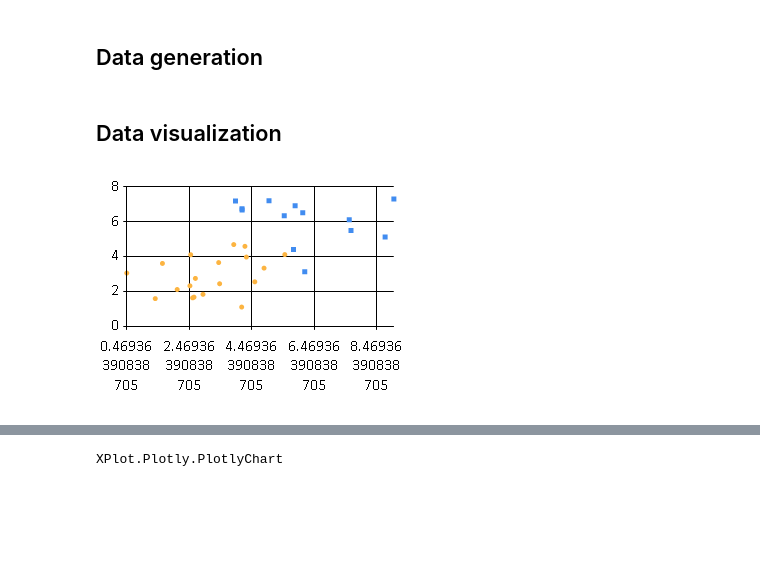
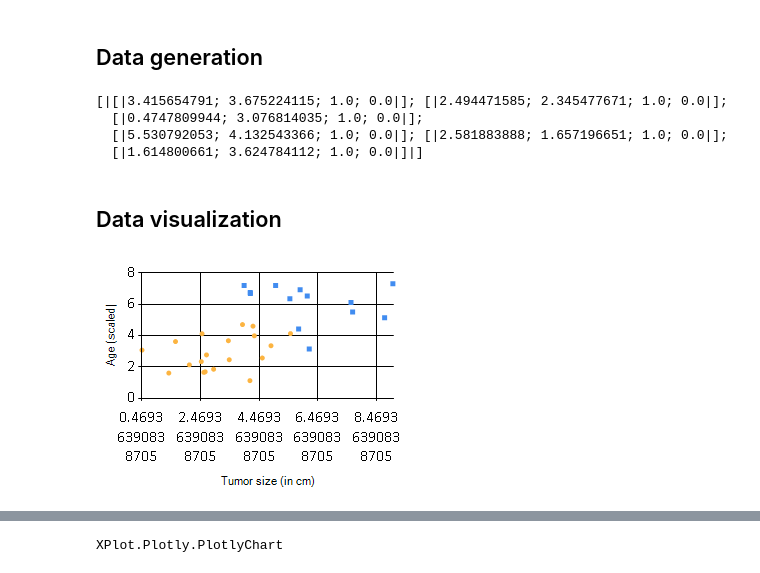
Before and after one commit to SpaceAntelope/IfCntk, a Jupyter notebook: 101-LogReg-CPUOnly.ipynb, the cells around one changed output, grey strips where cells are left out. Drawn from its saved outputs; the diff is of its cells as text; code cells hidden in the pictures; blank space fills up the shorter version.

```diff
--- a/101-LogReg-CPUOnly.ipynb
+++ b/101-LogReg-CPUOnly.ipynb
@@ -103,8 +108,14 @@ let generateRandomDataSample sampleSize featureDim numClasses =
 
     Y_oneHot |> Array.transpose |> Array.append X |> Array.transpose
 
+let rows = generateRandomDataSample sampleCount featureCount labelCount
 
-let rows = generateRandomDataSample 32 2 2
+rows.[0..5]
+# %% [output]
+[|[|3.415654791; 3.675224115; 1.0; 0.0|]; [|2.494471585; 2.345477671; 1.0; 0.0|];
+  [|0.4747809944; 3.076814035; 1.0; 0.0|];
+  [|5.530792053; 4.132543366; 1.0; 0.0|]; [|2.581883888; 1.657196651; 1.0; 0.0|];
+  [|1.614800661; 3.624784112; 1.0; 0.0|]|]
 # %% [markdown]
 ## Data visualization
 # %%
@@ -112,12 +124,17 @@ let rows = generateRandomDataSample 32 2 2
 # %%
 open FSharp.Charting
 
 let class1, class2 = rows |> Array.partition (fun row -> row |> Array.last |> (=)1.0)
 let chartClass (cls:float[][]) = cls |> Array.map (fun x -> x.[0],x.[1]) |> Chart.Point
 
-[class1;class2] |> List.map chartClass |> Chart.Combine
+[class1;class2]
+|> List.map chartClass
+|> Chart.Combine
+|> fun chart ->
+    chart.WithXAxis(Title="Tumor size (in cm)")
+         .WithYAxis(Title="Age (scaled)")
 # %% [output]
-[figure, old version]
+[figure, new version]
 # %%
 // Setup display support
 #load "XPlot.Plotly.fsx"
```
Also changed, not shown: parts of 17 cells of this notebook.
